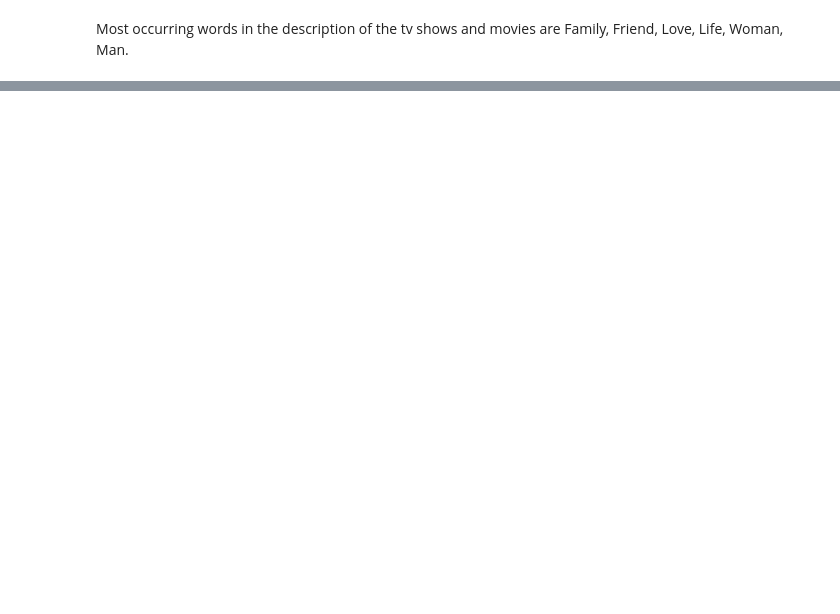
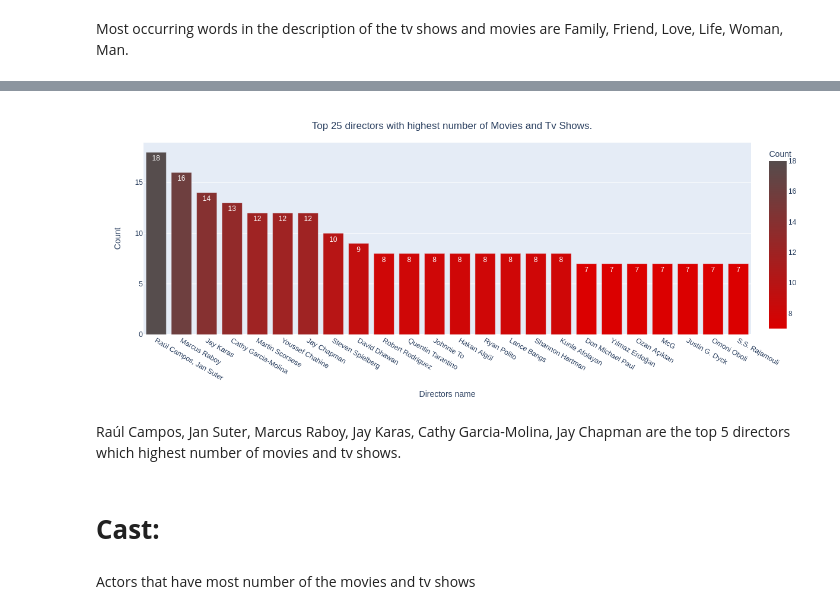
Before and after one commit to Ratnakar2022/Netflix-Movies-and-TV-Shows, a Jupyter notebook: Netflix_Movies_and_TV_Shows_Clustering.ipynb, the cells around one changed output, grey strips where cells are left out. Cells and saved outputs as stored; diff of their text form; code cells hidden in the pictures; blank space fills up the shorter version.

```diff
--- a/Netflix_Movies_and_TV_Shows_Clustering.ipynb
+++ b/Netflix_Movies_and_TV_Shows_Clustering.ipynb
@@ -521,0 +526,4 @@ Most occurring words in the description of the tv shows and movies are Family, F
+# %%
+# Replace the null values in director.
+netflix_data['director']=netflix_data['director'].fillna('')
+netflix_data.head()
@@ -521,0 +537,5 @@ Most occurring words in the description of the tv shows and movies are Family, F
+# %%
+ # We will not include the null values.
+directors_list =netflix_data.director.value_counts().reset_index().head(25)[1:]
+directors_list.rename(columns={'index':'Directors name', 'director':'Count'}, inplace=True)
+directors_list
@@ -521,0 +560,26 @@ Most occurring words in the description of the tv shows and movies are Family, F
+# %%
+#plot the graph for directors
+fig = px.bar(directors_list, x='Directors name', y='Count', text_auto=True,
+             color='Count', color_continuous_scale=['#db0000', '#564d4d'])
+
+fig.update_traces(textangle=0, cliponaxis=False)
+fig.update_layout(
+    title={
+        'text': 'Top 25 directors with highest number of Movies and Tv Shows.',
+        'y':0.95,
+        'x':0.5,
+        'xanchor': 'center',
+        'yanchor': 'top'},
+        autosize=False,
+        width=1200,
+        height=500)
+# fig.show()
+fig.show('png')
+# %% [output]
+[figure, added]
+# %% [markdown]
+Raúl Campos, Jan Suter, Marcus Raboy, Jay Karas, Cathy Garcia-Molina, Jay Chapman are the top 5 directors which highest number of movies and tv shows.
+# %% [markdown]
+# **Cast:**
+# %% [markdown]
+Actors that have most number of the movies and tv shows
```
Also changed, not shown: parts of 10 cells of this notebook.
